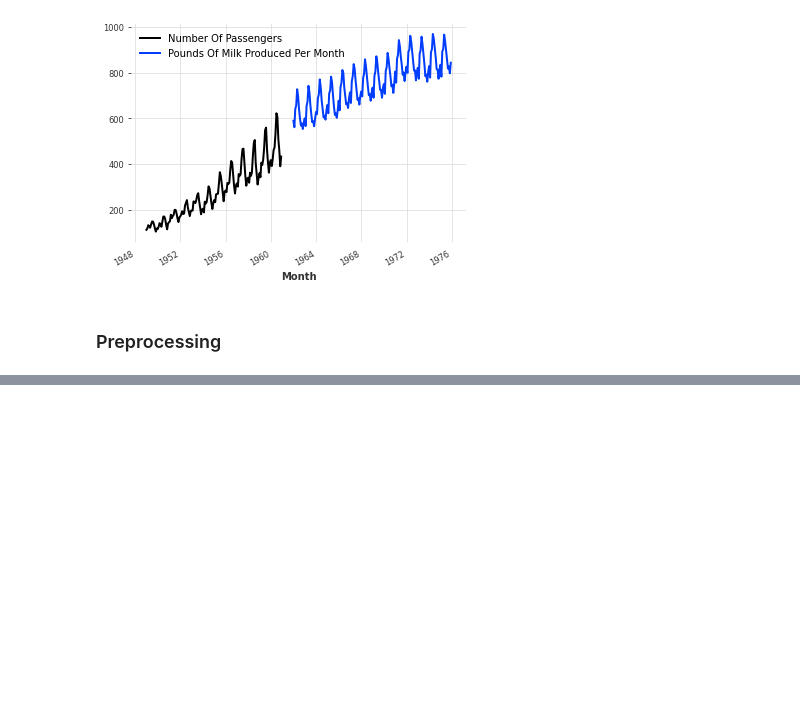
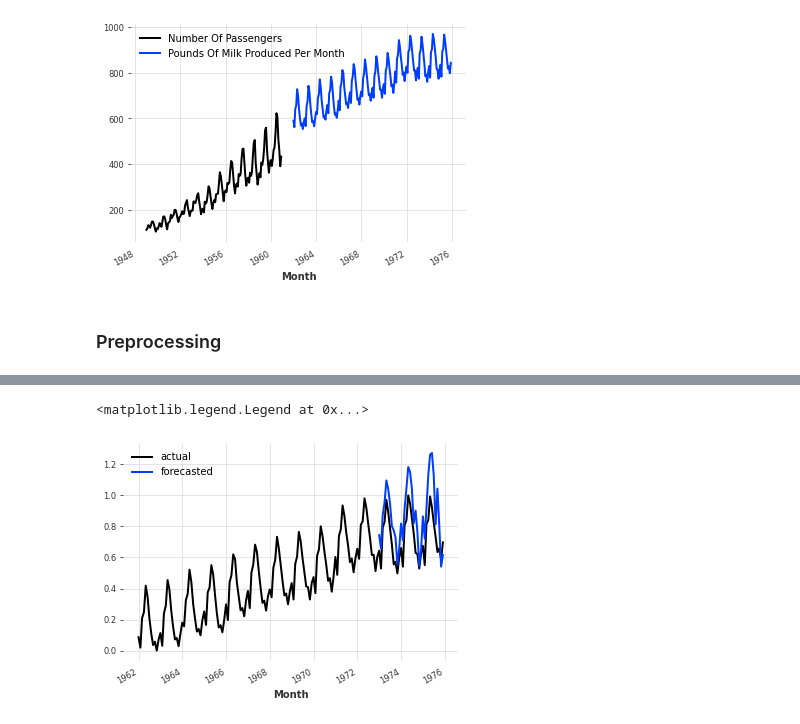
Before and after one commit to montgoz007/darts-time-series, a Jupyter notebook: dart_ts_airPass.ipynb, the cells around one changed output, grey strips where cells are left out. Saved outputs shown, nothing was run; the diff lists cells and outputs as text; code cells hidden in the pictures; blank space fills up the shorter version.

```diff
--- a/dart_ts_airPass.ipynb
+++ b/dart_ts_airPass.ipynb
@@ -21,0 +101,9 @@ plt.legend()
+# %%
+# plotting results
+# Milk
+milk_series_scaled .plot(label = "actual")
+pred_milk.plot(label = "forecasted") # validation data set
+plt.legend()
+# %% [output]
+<matplotlib.legend.Legend at 0x...>
+[figure, added]
```
Also changed, not shown: parts of 10 cells of this notebook.
